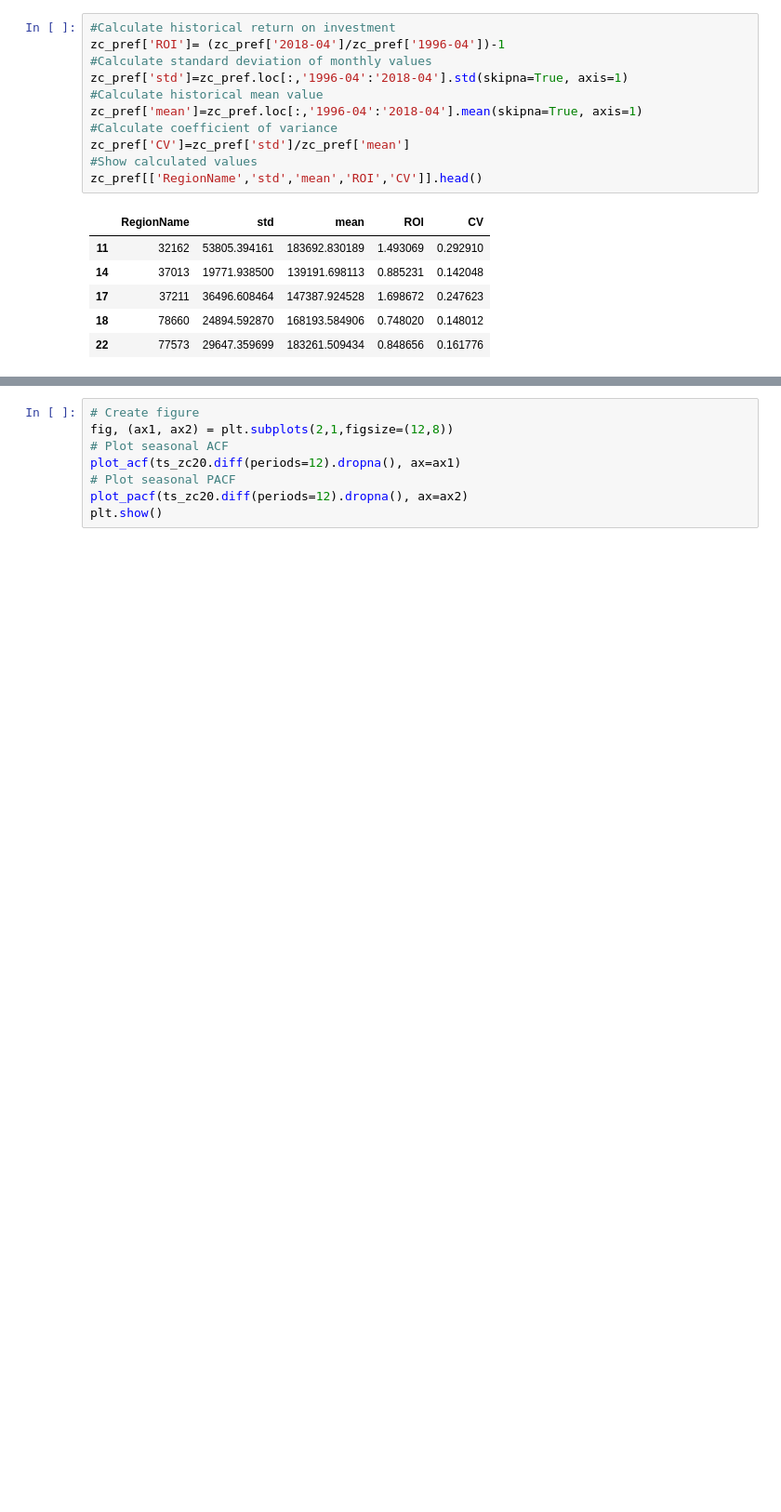
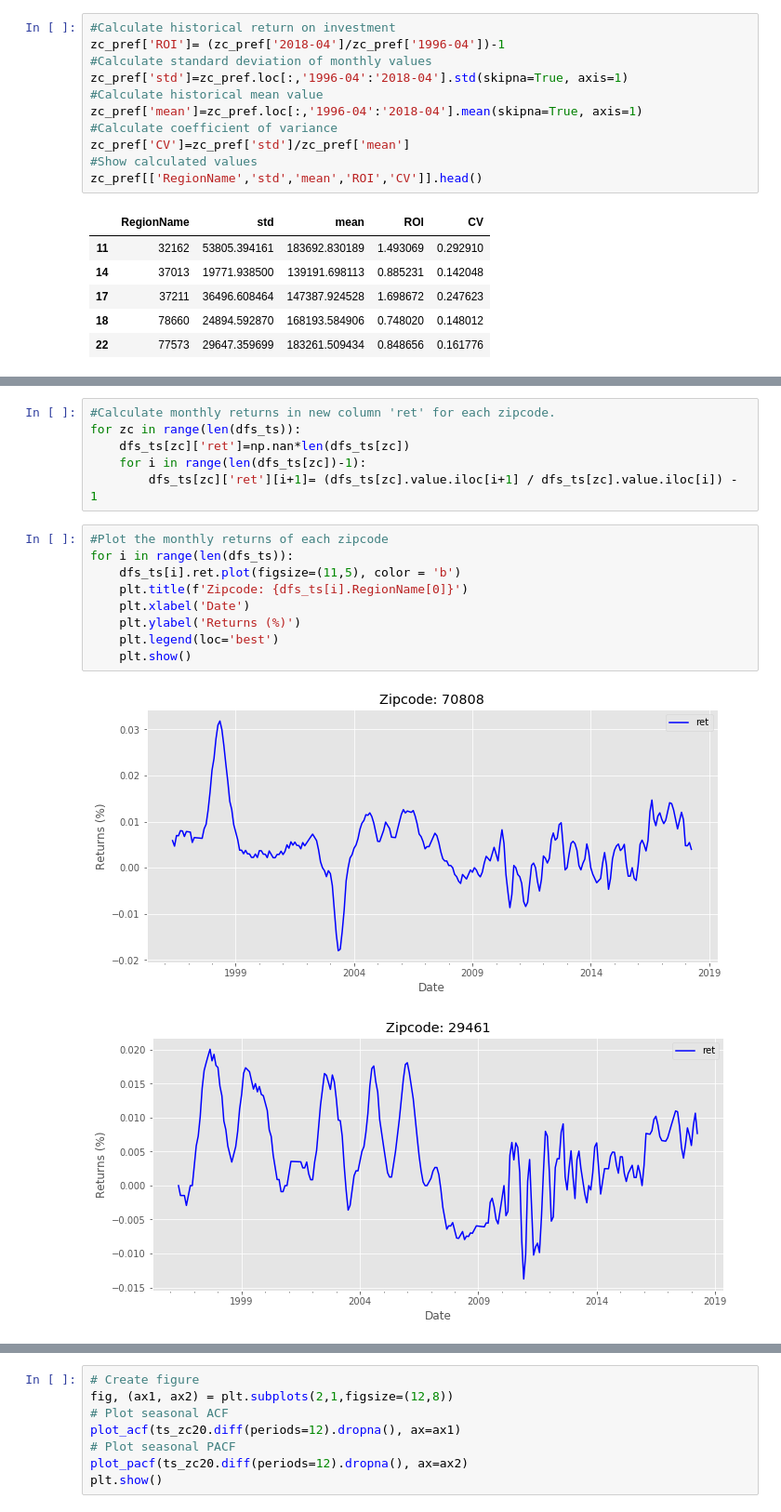
Before and after one commit to feraguilari/dsc-mod-4-project-online-ds-pt-021119, a Jupyter notebook: student.ipynb, the cells around one changed output, grey strips where cells are left out. Shown: that part at 93% size. Cells and saved outputs as stored; diff of their text form; blank space fills up the shorter version.

```diff
--- a/student.ipynb
+++ b/student.ipynb
@@ -235,0 +319,18 @@ gmean*100*12
+# %%
+#Calculate monthly returns in new column 'ret' for each zipcode.
+for zc in range(len(dfs_ts)):
+    dfs_ts[zc]['ret']=np.nan*len(dfs_ts[zc])
+    for i in range(len(dfs_ts[zc])-1):
+        dfs_ts[zc]['ret'][i+1]= (dfs_ts[zc].value.iloc[i+1] / dfs_ts[zc].value.iloc[i]) - 1
+# %%
+#Plot the monthly returns of each zipcode
+for i in range(len(dfs_ts)):
+    dfs_ts[i].ret.plot(figsize=(11,5), color = 'b')
+    plt.title(f'Zipcode: {dfs_ts[i].RegionName[0]}')
+    plt.xlabel('Date')
+    plt.ylabel('Returns (%)')
+    plt.legend(loc='best')
+    plt.show()
+# %% [output]
+[figure, added]
+[figure, added]
```
Also changed, not shown: parts of 46 cells of this notebook.
